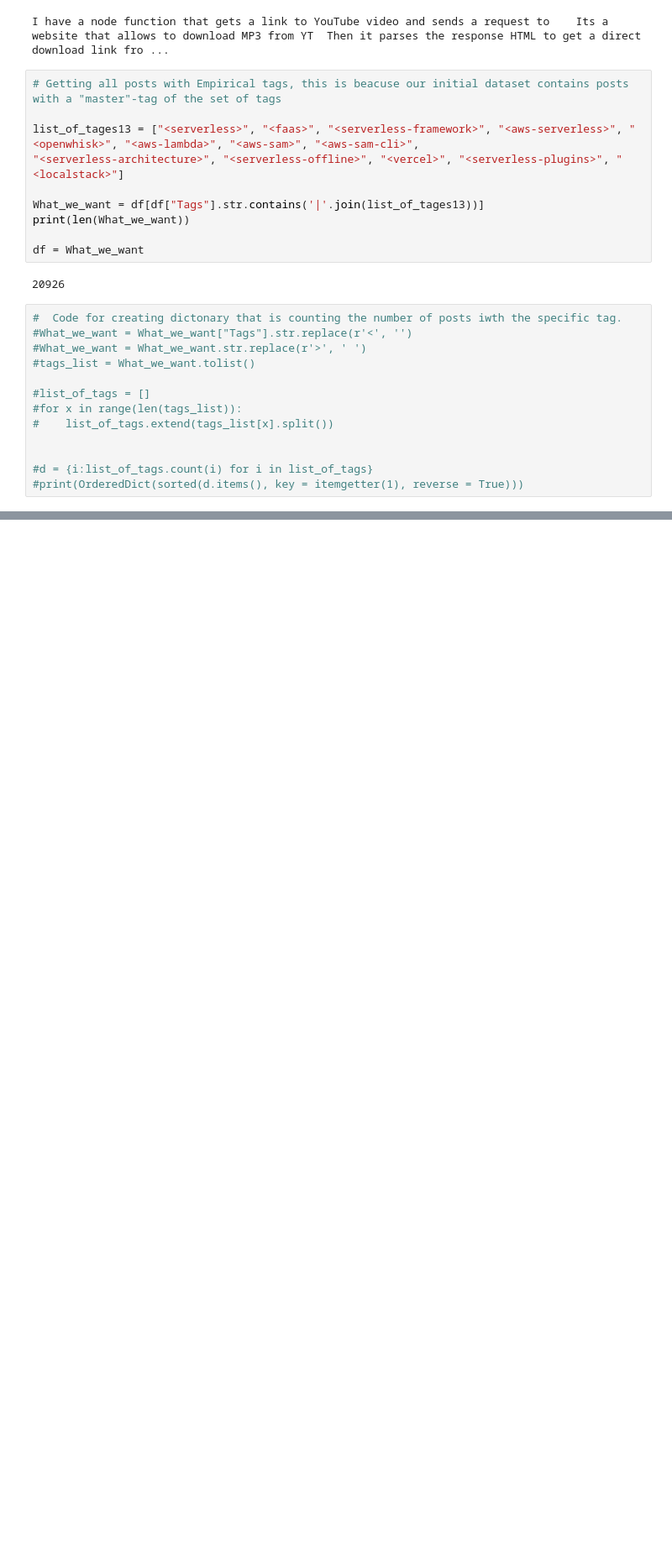
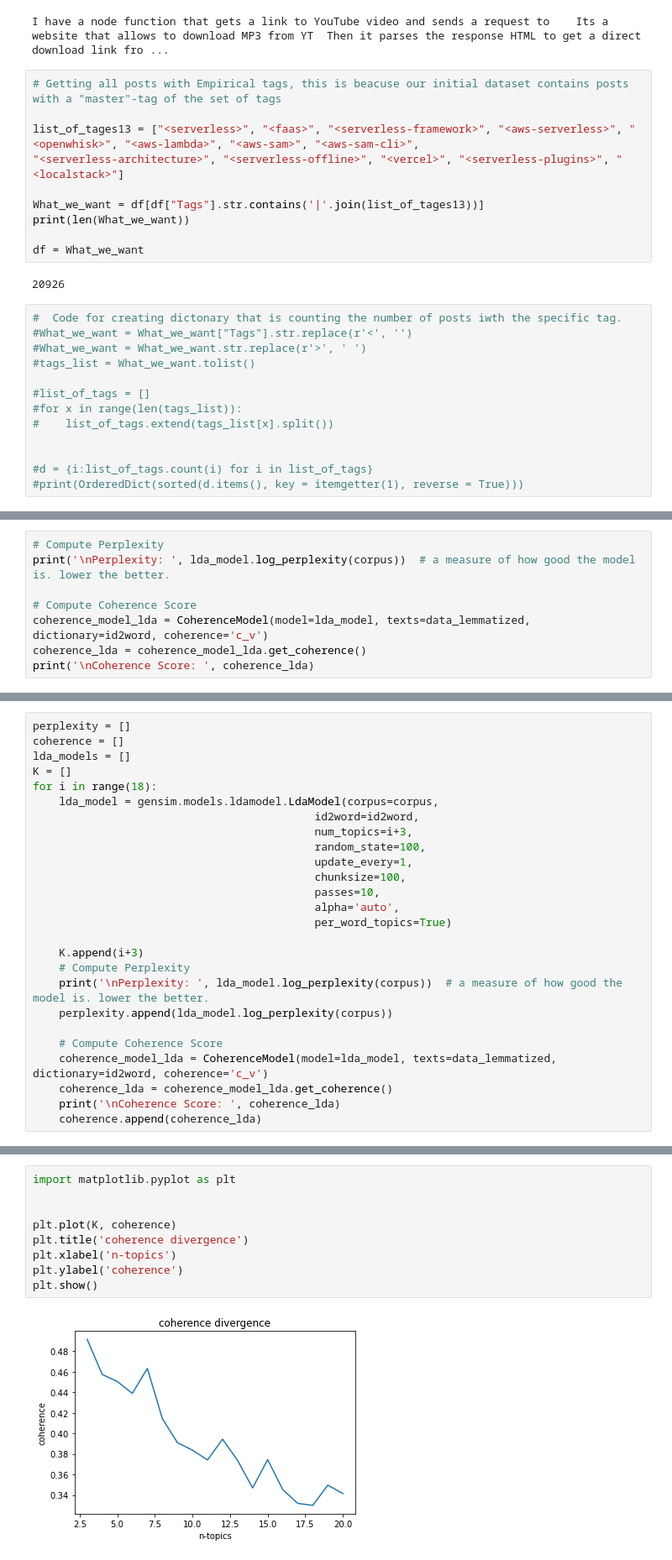
Before and after one commit to HallbergEric/BachelorThesis, a Jupyter notebook: QBT/Empirical.ipynb, the cells around one changed output, grey strips where cells are left out. Shown: that part at 84% size. Saved outputs shown, nothing was run; the diff lists cells and outputs as text; blank space fills up the shorter version.

```diff
--- a/QBT/Empirical.ipynb
+++ b/QBT/Empirical.ipynb
@@ -241,0 +401,8 @@ print(export.head())
+# %%
+# Compute Perplexity
+print('\nPerplexity: ', lda_model.log_perplexity(corpus))  # a measure of how good the model is. lower the better.
+
+# Compute Coherence Score
+coherence_model_lda = CoherenceModel(model=lda_model, texts=data_lemmatized, dictionary=id2word, coherence='c_v')
+coherence_lda = coherence_model_lda.get_coherence()
+print('\nCoherence Score: ', coherence_lda)
@@ -241,0 +436,26 @@ print(export.head())
+# %%
+perplexity = []
+coherence = []
+lda_models = []
+K = []
+for i in range(18):
+    lda_model = gensim.models.ldamodel.LdaModel(corpus=corpus,
+                                           id2word=id2word,
+                                           num_topics=i+3,
+                                           random_state=100,
+                                           update_every=1,
+                                           chunksize=100,
+                                           passes=10,
+                                           alpha='auto',
+                                           per_word_topics=True)
+
+    K.append(i+3)
+    # Compute Perplexity
+    print('\nPerplexity: ', lda_model.log_perplexity(corpus))  # a measure of how good the model is. lower the better.
+    perplexity.append(lda_model.log_perplexity(corpus))
+
+    # Compute Coherence Score
+    coherence_model_lda = CoherenceModel(model=lda_model, texts=data_lemmatized, dictionary=id2word, coherence='c_v')
+    coherence_lda = coherence_model_lda.get_coherence()
+    print('\nCoherence Score: ', coherence_lda)
+    coherence.append(coherence_lda)
@@ -241,0 +488,11 @@ print(export.head())
+# %%
+import matplotlib.pyplot as plt
+
+
+plt.plot(K, coherence)
+plt.title('coherence divergence')
+plt.xlabel('n-topics')
+plt.ylabel('coherence')
+plt.show()
+# %% [output]
+[figure, added]
```
Also changed, not shown: parts of 21 cells of this notebook, 5 other files.
